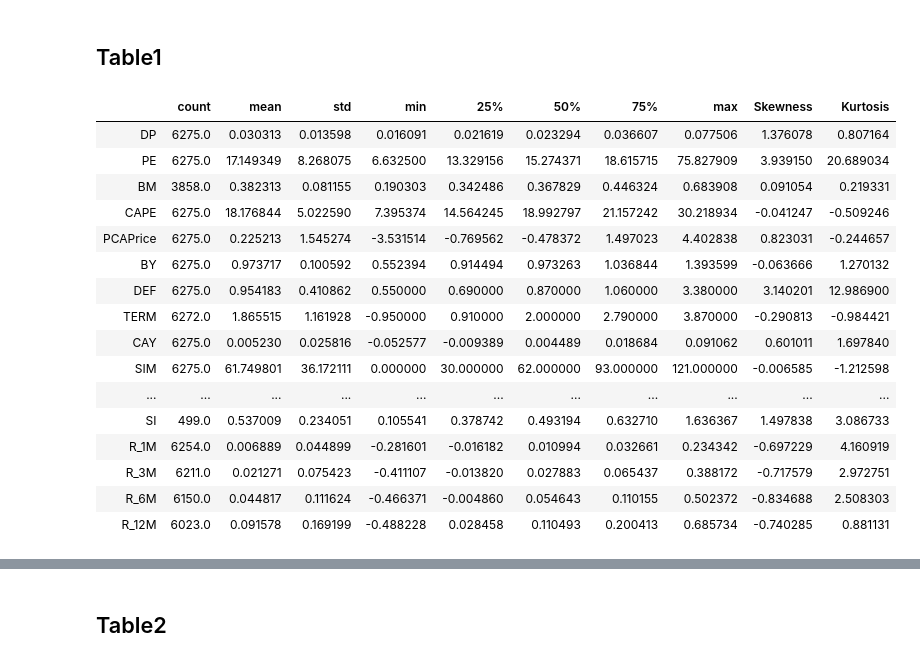
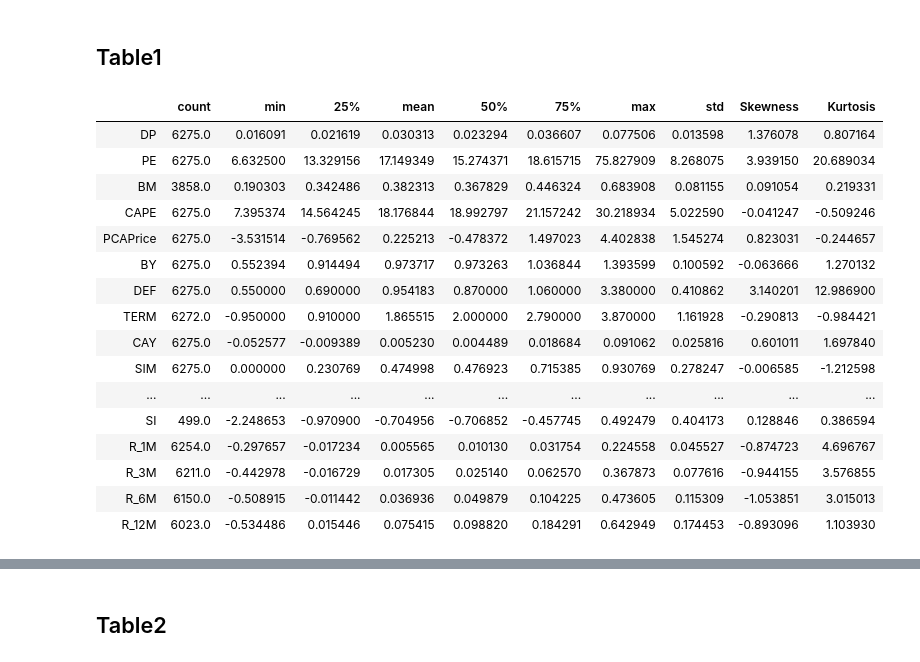
Before and after one commit to rmfeng/dsqfltproject, a Jupyter notebook: data_analysis.ipynb, the cells around one changed output, grey strips where cells are left out. Saved outputs shown, nothing was run; the diff lists cells and outputs as text; code cells hidden in the pictures.

Commit message:
table summary updated

```diff
--- a/data_analysis.ipynb
+++ b/data_analysis.ipynb
@@ -101,6 +116,18 @@ class Log(BaseEstimator, TransformerMixin):
         return self
     def transform(self, X):
         return np.log(X)
+#trimmed
+class Trimmed(BaseEstimator, TransformerMixin):
+    def __init__(self,tail=0.05): #by default, first and last 2.5% data are trimmmed
+        self.tail=tail
+        return
+    def fit(self, X):
+        self.lower=X.quantile(self.tail/2).values[0]
+        self.upper=X.quantile(1-self.tail/2).values[0]
+        return self
+    def transform(self, X):
+        return X.clip(self.lower,self.upper)
+
 #pipeline to compute future return
 class Log(BaseEstimator, TransformerMixin):
     def __init__(self):
@@ -118,28 +145,37 @@ feature_list=['DP','PE','BM','CAPE','PCAPrice','BY','DEF','TERM','CAY',
               'OIL','SI']
 R_list=['R_1M','R_3M','R_6M','R_12M']
 
-demedian_list=['VRP','IC']
-log_median_list=['BDI']
+treat_list=['IC','VRP','BDI','SI']
 
-other_list=[i for i in feature_list if i not in demedian_list+log_median_list]
-demedian_pipeline = Pipeline([
-        ('selector', DataFrameSelector(demedian_list)),
+other_list=[i for i in feature_list if i not in treat_list]
+IC_pipeline = Pipeline([
+        ('selector', DataFrameSelector(['IC'])),
         ('demedian', DeMedian()),
     ])
+VRP_pipeline = Pipeline([
+        ('selector', DataFrameSelector(['VRP'])),
+        ('demedian', DeMedian()),
+        ('trimmed', Trimmed()),
+    ])
 
-log_median_pipeline = Pipeline([
-        ('selector', DataFrameSelector(log_median_list)),
+BDI_pipeline = Pipeline([
+        ('selector', DataFrameSelector(['BDI'])),
         ('log', Log()),
         ('demedian', DeMedian()),
+    ])
+SI_pipeline = Pipeline([
+        ('selector', DataFrameSelector(['SI'])),
+        ('log', Log()),
     ])
 other_pipeline=Pipeline([
     ('selector', DataFrameSelector(other_list)),
 ])
 full_pipeline = FeatureUnion(transformer_list=[
-        ("demedian_pipline", demedian_pipeline),
-        ("log_median_pipeline", log_median_pipeline),
+        ("IC_pipline", IC_pipeline),
+        ("VRP_pipeline", VRP_pipeline),
+        ("BDI_pipeline", BDI_pipeline),
+        ("SI_pipeline", SI_pipeline),
         ("other_pipeline", other_pipeline),
-
     ])
 # %%
 train_prepared=full_pipeline.fit_transform(train)
@@ -162,7 +198,7 @@ array([[ 0.73708797,         nan, -0.1528084 , ...,  1.        ,
 # %% [markdown]
 # Tables
 # %%
-df_prepared=pd.DataFrame(train_prepared,columns=demedian_list+log_median_list+other_list,index=train.index)
+df_prepared=pd.DataFrame(train_prepared,columns=treat_list+other_list,index=train.index)
 # %% [markdown]
 ## Table1
 # %%
@@ -170,23 +206,23 @@ df_prepared[R_list]=train[R_list]
 # %%
 summary=df_prepared.describe().T
 summary.loc[:,'Skewness']=df_prepared.skew()
 summary.loc[:,'Kurtosis']=df_prepared.kurt()
-summary.loc[feature_list+R_list]
+summary.loc[feature_list+R_list][['count','min','25%','mean','50%','75%','max','std','Skewness','Kurtosis']]
 # %% [output]
-|  | count | mean | std | min | 25% | 50% | 75% | max | Skewness | Kurtosis |
-| DP | 6275.0 | 0.030313 | 0.013598 | 0.016091 | 0.021619 | 0.023294 | 0.036607 | 0.077506 | 1.376078 | 0.807164 |
-| PE | 6275.0 | 17.149349 | 8.268075 | 6.632500 | 13.329156 | 15.274371 | 18.615715 | 75.827909 | 3.939150 | 20.689034 |
-| BM | 3858.0 | 0.382313 | 0.081155 | 0.190303 | 0.342486 | 0.367829 | 0.446324 | 0.683908 | 0.091054 | 0.219331 |
-| CAPE | 6275.0 | 18.176844 | 5.022590 | 7.395374 | 14.564245 | 18.992797 | 21.157242 | 30.218934 | -0.041247 | -0.509246 |
-| PCAPrice | 6275.0 | 0.225213 | 1.545274 | -3.531514 | -0.769562 | -0.478372 | 1.497023 | 4.402838 | 0.823031 | -0.244657 |
-| BY | 6275.0 | 0.973717 | 0.100592 | 0.552394 | 0.914494 | 0.973263 | 1.036844 | 1.393599 | -0.063666 | 1.270132 |
-| DEF | 6275.0 | 0.954183 | 0.410862 | 0.550000 | 0.690000 | 0.870000 | 1.060000 | 3.380000 | 3.140201 | 12.986900 |
-| TERM | 6272.0 | 1.865515 | 1.161928 | -0.950000 | 0.910000 | 2.000000 | 2.790000 | 3.870000 | -0.290813 | -0.984421 |
-| CAY | 6275.0 | 0.005230 | 0.025816 | -0.052577 | -0.009389 | 0.004489 | 0.018684 | 0.091062 | 0.601011 | 1.697840 |
-| SIM | 6275.0 | 61.749801 | 36.172111 | 0.000000 | 30.000000 | 62.000000 | 93.000000 | 121.000000 | -0.006585 | -1.212598 |
+|  | count | min | 25% | mean | 50% | 75% | max | std | Skewness | Kurtosis |
+| DP | 6275.0 | 0.016091 | 0.021619 | 0.030313 | 0.023294 | 0.036607 | 0.077506 | 0.013598 | 1.376078 | 0.807164 |
+| PE | 6275.0 | 6.632500 | 13.329156 | 17.149349 | 15.274371 | 18.615715 | 75.827909 | 8.268075 | 3.939150 | 20.689034 |
+| BM | 3858.0 | 0.190303 | 0.342486 | 0.382313 | 0.367829 | 0.446324 | 0.683908 | 0.081155 | 0.091054 | 0.219331 |
+| CAPE | 6275.0 | 7.395374 | 14.564245 | 18.176844 | 18.992797 | 21.157242 | 30.218934 | 5.022590 | -0.041247 | -0.509246 |
+| PCAPrice | 6275.0 | -3.531514 | -0.769562 | 0.225213 | -0.478372 | 1.497023 | 4.402838 | 1.545274 | 0.823031 | -0.244657 |
+| BY | 6275.0 | 0.552394 | 0.914494 | 0.973717 | 0.973263 | 1.036844 | 1.393599 | 0.100592 | -0.063666 | 1.270132 |
+| DEF | 6275.0 | 0.550000 | 0.690000 | 0.954183 | 0.870000 | 1.060000 | 3.380000 | 0.410862 | 3.140201 | 12.986900 |
+| TERM | 6272.0 | -0.950000 | 0.910000 | 1.865515 | 2.000000 | 2.790000 | 3.870000 | 1.161928 | -0.290813 | -0.984421 |
+| CAY | 6275.0 | -0.052577 | -0.009389 | 0.005230 | 0.004489 | 0.018684 | 0.091062 | 0.025816 | 0.601011 | 1.697840 |
+| SIM | 6275.0 | 0.000000 | 0.230769 | 0.474998 | 0.476923 | 0.715385 | 0.930769 | 0.278247 | -0.006585 | -1.212598 |
 | ... | ... | ... | ... | ... | ... | ... | ... | ... | ... | ... |
-| SI | 499.0 | 0.537009 | 0.234051 | 0.105541 | 0.378742 | 0.493194 | 0.632710 | 1.636367 | 1.497838 | 3.086733 |
-| R_1M | 6254.0 | 0.006889 | 0.044899 | -0.281601 | -0.016182 | 0.010994 | 0.032661 | 0.234342 | -0.697229 | 4.160919 |
-| R_3M | 6211.0 | 0.021271 | 0.075423 | -0.411107 | -0.013820 | 0.027883 | 0.065437 | 0.388172 | -0.717579 | 2.972751 |
-| R_6M | 6150.0 | 0.044817 | 0.111624 | -0.466371 | -0.004860 | 0.054643 | 0.110155 | 0.502372 | -0.834688 | 2.508303 |
-| R_12M | 6023.0 | 0.091578 | 0.169199 | -0.488228 | 0.028458 | 0.110493 | 0.200413 | 0.685734 | -0.740285 | 0.881131 |
+| SI | 499.0 | -2.248653 | -0.970900 | -0.704956 | -0.706852 | -0.457745 | 0.492479 | 0.404173 | 0.128846 | 0.386594 |
+| R_1M | 6254.0 | -0.297657 | -0.017234 | 0.005565 | 0.010130 | 0.031754 | 0.224558 | 0.045527 | -0.874723 | 4.696767 |
+| R_3M | 6211.0 | -0.442978 | -0.016729 | 0.017305 | 0.025140 | 0.062570 | 0.367873 | 0.077616 | -0.944155 | 3.576855 |
+| R_6M | 6150.0 | -0.508915 | -0.011442 | 0.036936 | 0.049879 | 0.104225 | 0.473605 | 0.115309 | -1.053851 | 3.015013 |
+| R_12M | 6023.0 | -0.534486 | 0.015446 | 0.075415 | 0.098820 | 0.184291 | 0.642949 | 0.174453 | -0.893096 | 1.103930 |
```
Also changed, not shown: parts of 12 cells of this notebook.
